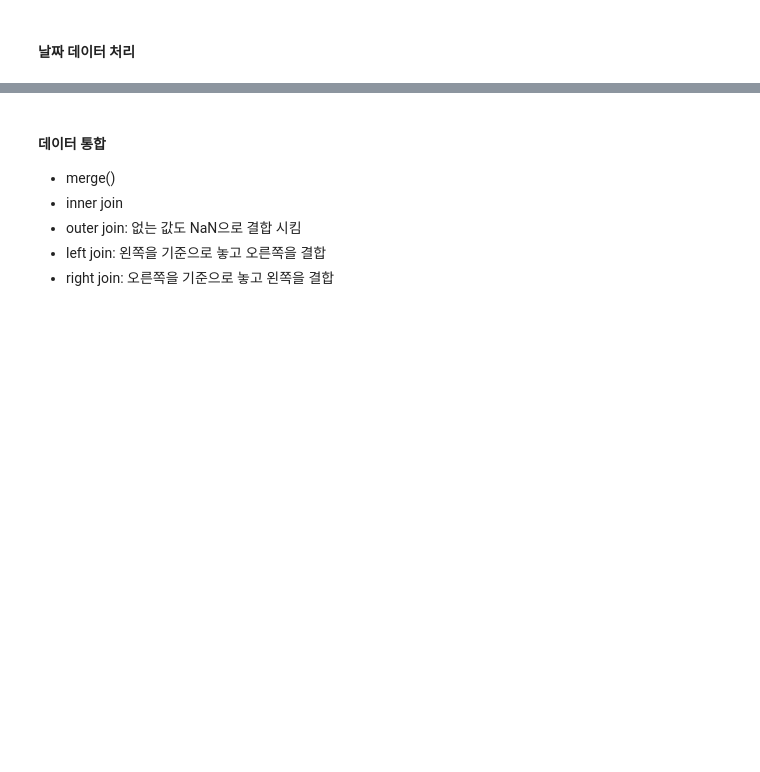
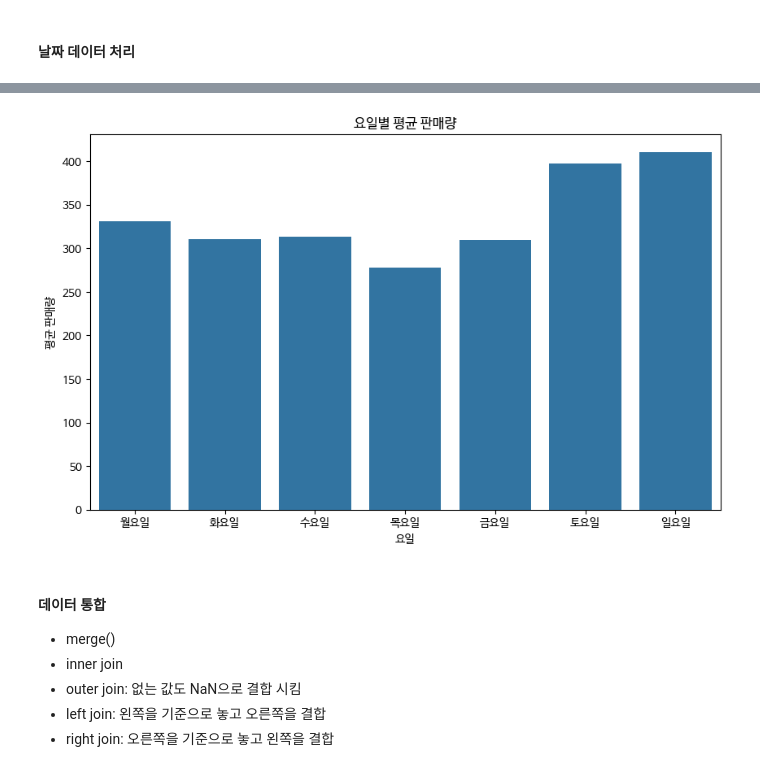
Before and after one commit to Taeichang/DataAnalysis, a Jupyter notebook: 오픈소스_데이터_분석_7강.ipynb, the cells around one changed output, grey strips where cells are left out. Saved outputs shown, nothing was run; the diff lists cells and outputs as text; code cells hidden in the pictures; blank space fills up the shorter version.

```diff
--- a/오픈소스_데이터_분석_7강.ipynb
+++ b/오픈소스_데이터_분석_7강.ipynb
@@ -599,15 +696,20 @@ print(train_cleaned[['date', 'year', 'month', 'day', 'dayofweek', 'weekend', 'is
 # %%
 # 요일별 평균 판매량을 계산
 day_sales = train_cleaned.groupby('dayofweek')['sales'].mean().reset_index()
-day_sales['day_name'] = 'day_sales'['dayofweek'].map({0:'월요일', 1:'화요일', 2:'수요일', 3:'목요일', 4:'금요일', 5:'토요일', 6:'일요일'})
 
 # 요일 출력값 변경
+day_sales['day_name'] = day_sales['dayofweek'].map({
+    0:'월요일', 1:'화요일', 2:'수요일', 3:'목요일', 4:'금요일', 5:'토요일', 6:'일요일'
+})
+
 plt.figure(figsize=(10, 6))
 sns.barplot(x='day_name', y='sales', data=day_sales)
 plt.title("요일별 평균 판매량")
 plt.xlabel("요일")
 plt.ylabel("평균 판매량")
 plt.show()
+# %% [output]
+[figure, added]
 # %% [markdown]
 #### 데이터 통합
 * merge()
```
Also changed, not shown: parts of 13 cells of this notebook.
